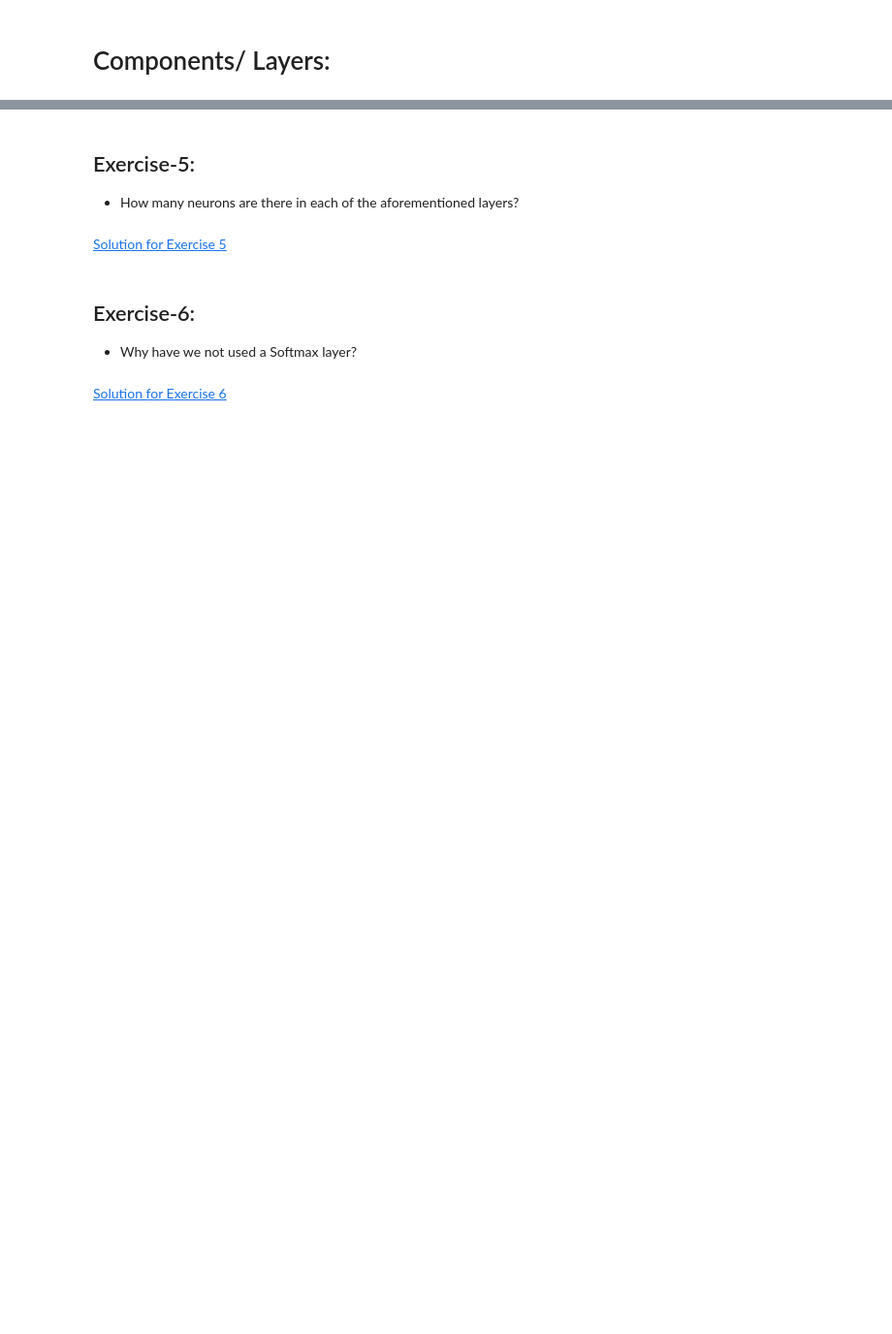
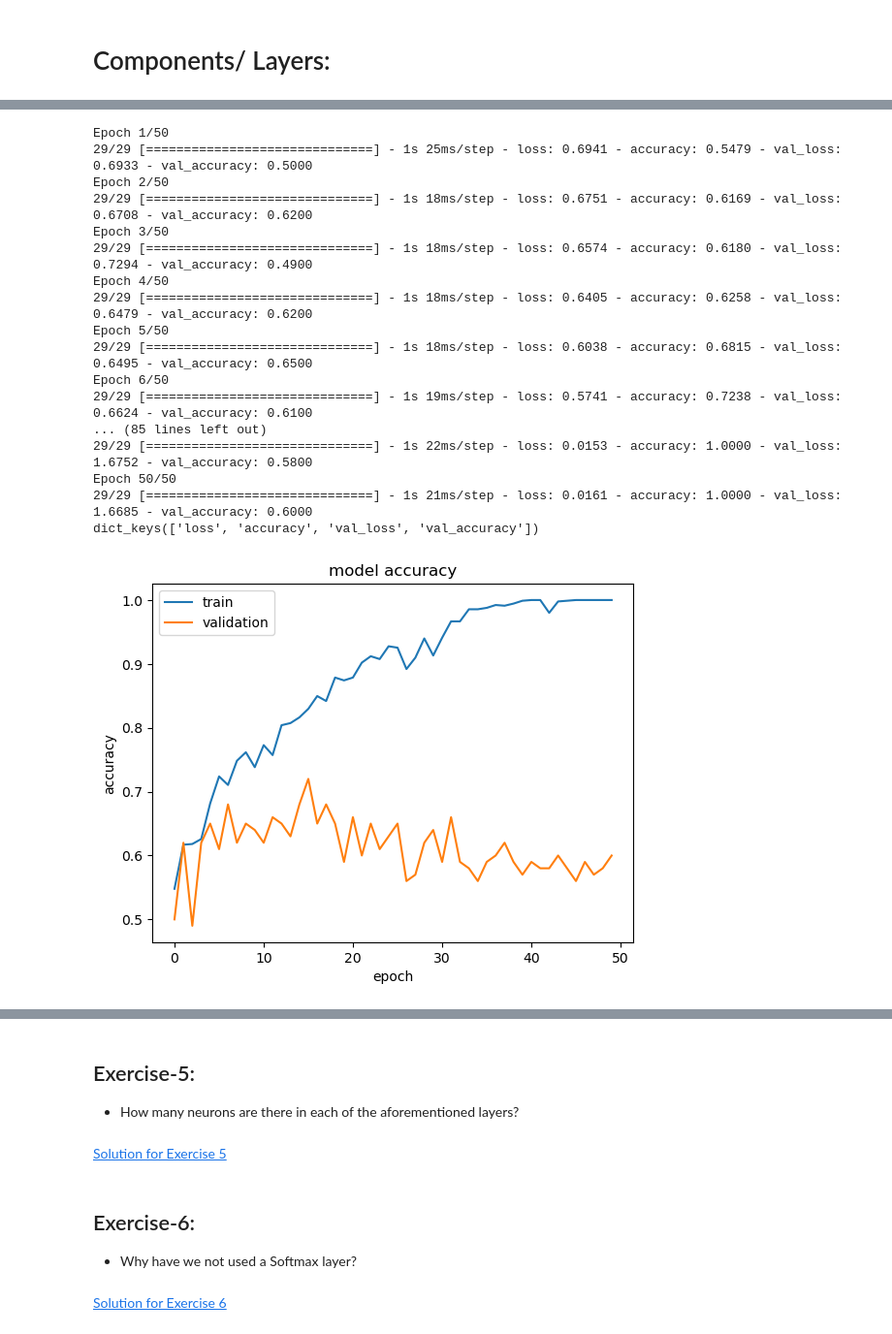
Before and after one commit to bionetslab/python-intro, a Jupyter notebook: 7_image_classification_using_keras.ipynb, the cells around one changed output, grey strips where cells are left out. Shown: that part at 97% size. Saved outputs shown, nothing was run; the diff lists cells and outputs as text; code cells hidden in the pictures; blank space fills up the shorter version.

```diff
--- a/7_image_classification_using_keras.ipynb
+++ b/7_image_classification_using_keras.ipynb
@@ -200,6 +292,6 @@ Read about the **`.pickle`** and **`.npy`** file types. (Here, we will use pickl
 # %%
-X=pickle.load(open("X.pickle","rb"))
-y=pickle.load(open("y.pickle","rb"))
+# X=pickle.load(open("X.pickle","rb"))
+# y=pickle.load(open("y.pickle","rb"))
 
 # Normalize data
 X=np.asarray(X)/255.0
@@ -232,30 +324,49 @@ model.compile(loss="binary_crossentropy",
               optimizer="adam",
               metrics=['accuracy'])
 
 # callback = tf.keras.callbacks.EarlyStopping(monitor='val_loss', patience=3)
 
 # history=model.fit(X, y, batch_size=32, shuffle=True, sample_weight=None, epochs=50,validation_split=0.1, verbose = 1, callbacks=[callback]) # seed=100,
 
 history=model.fit(X, y, batch_size=32, shuffle=True, sample_weight=None, epochs=50,validation_split=0.1, verbose = 1) # seed=100,
 
 
 # model.fit(X,y,batch_size=32,epochs=25,validation_split=0.1)
 
 # list all data in history
 print(history.history.keys())
 # summarize history for accuracy
 plt.plot(history.history['accuracy'])
 plt.plot(history.history['val_accuracy'])
 plt.title('model accuracy')
 plt.ylabel('accuracy')
 plt.xlabel('epoch')
 plt.legend(['train', 'validation'], loc='upper left')
 plt.show()
 # summarize history for loss
 plt.plot(history.history['loss'])
 plt.plot(history.history['val_loss'])
 plt.title('model loss')
 plt.ylabel('loss')
 plt.xlabel('epoch')
 plt.legend(['train', 'validation'], loc='upper left')
 plt.show()
+# %% [output]
+Epoch 1/50
+29/29 [==============================] - 1s 25ms/step - loss: 0.6941 - accuracy: 0.5479 - val_loss: 0.6933 - val_accuracy: 0.5000
+Epoch 2/50
+29/29 [==============================] - 1s 18ms/step - loss: 0.6751 - accuracy: 0.6169 - val_loss: 0.6708 - val_accuracy: 0.6200
+Epoch 3/50
+29/29 [==============================] - 1s 18ms/step - loss: 0.6574 - accuracy: 0.6180 - val_loss: 0.7294 - val_accuracy: 0.4900
+Epoch 4/50
+29/29 [==============================] - 1s 18ms/step - loss: 0.6405 - accuracy: 0.6258 - val_loss: 0.6479 - val_accuracy: 0.6200
+Epoch 5/50
+29/29 [==============================] - 1s 18ms/step - loss: 0.6038 - accuracy: 0.6815 - val_loss: 0.6495 - val_accuracy: 0.6500
+Epoch 6/50
+29/29 [==============================] - 1s 19ms/step - loss: 0.5741 - accuracy: 0.7238 - val_loss: 0.6624 - val_accuracy: 0.6100
+... (85 lines left out)
+29/29 [==============================] - 1s 22ms/step - loss: 0.0153 - accuracy: 1.0000 - val_loss: 1.6752 - val_accuracy: 0.5800
+Epoch 50/50
+29/29 [==============================] - 1s 21ms/step - loss: 0.0161 - accuracy: 1.0000 - val_loss: 1.6685 - val_accuracy: 0.6000
+dict_keys(['loss', 'accuracy', 'val_loss', 'val_accuracy'])
+[figure, added]
```
Also changed, not shown: parts of 30 cells of this notebook, 10 other files.
